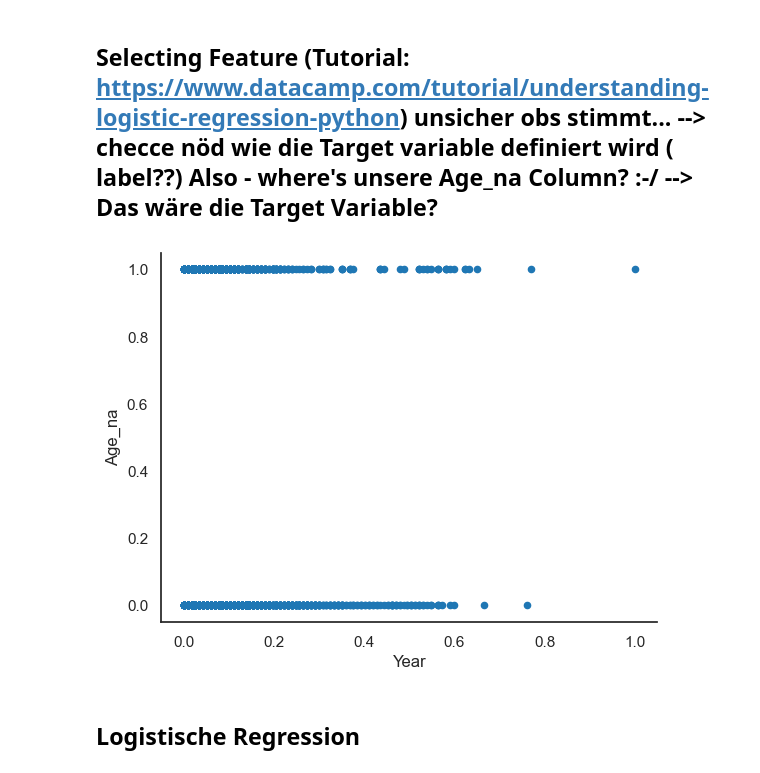
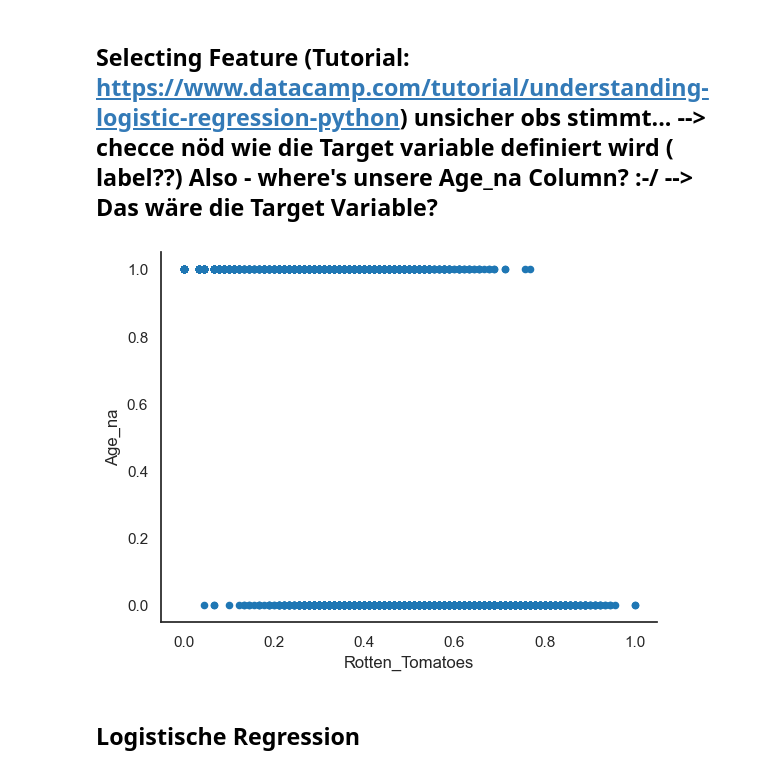
Before and after one commit to silviarutz/streaming, a Jupyter notebook: 6_Logistic_Regression.ipynb, the cells around one changed output. Drawn from its saved outputs; the diff is of its cells as text; code cells hidden in the pictures.

```diff
--- a/6_Logistic_Regression.ipynb
+++ b/6_Logistic_Regression.ipynb
@@ -72,16 +72,16 @@ X_train.head()
 # %%
 #split dataset in features and target variable
 #feature_cols = ['Year', 'IMDb', 'Rotten_Tomatoes', 'Netflix','Hulu','Prime Video','Disney+']
 #X = X_train[feature_cols] # Features
 #y = y_train # Target variable
 
-tabelle = X_train[['Year', 'IMDb', 'Rotten_Tomatoes', 'Netflix','Hulu','Prime Video','Disney+']]
+tabelle = X_train[['Rotten_Tomatoes']]
 tabelle = tabelle.join(y_train)
 tabelle.head()
-tabelle.plot.scatter('Year', 'Age_na')
+tabelle.plot.scatter('Rotten_Tomatoes','Age_na')
 sns.despine()
 # %% [output]
-[figure, old version]
+[figure, new version]
 # %% [markdown]
 ## Logistische Regression
 # %%
```
Also changed, not shown: parts of 4 cells of this notebook, 3 other files.
